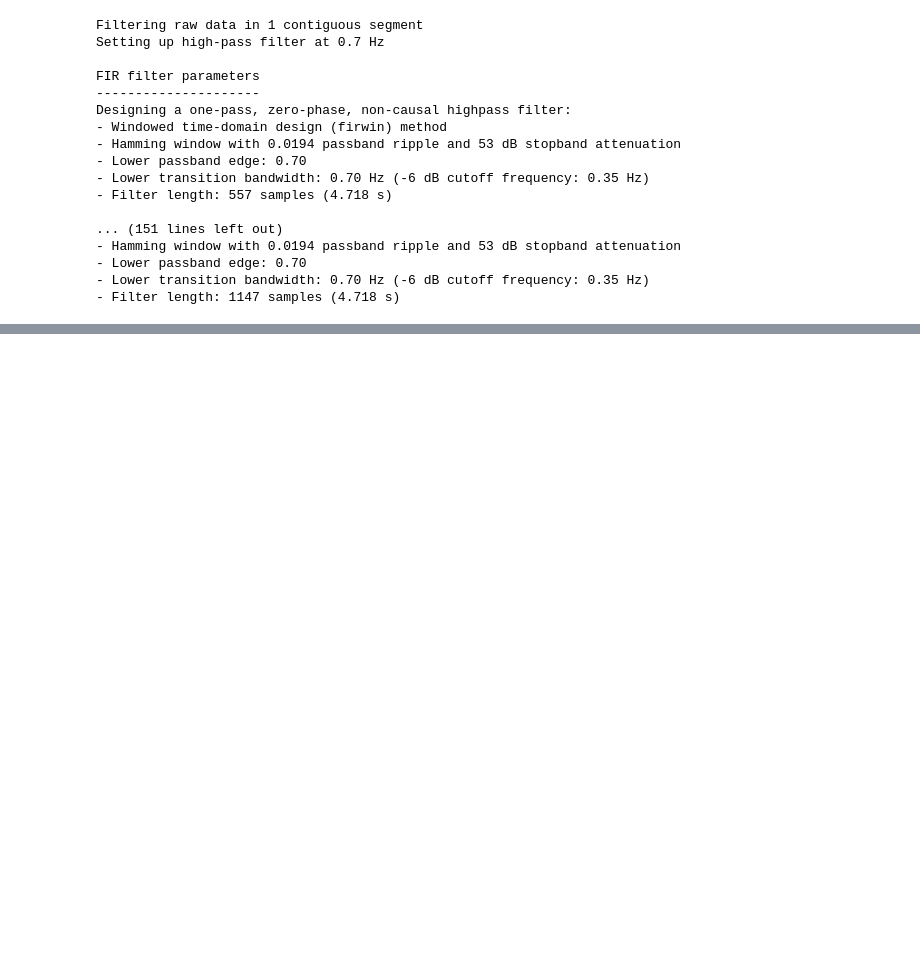
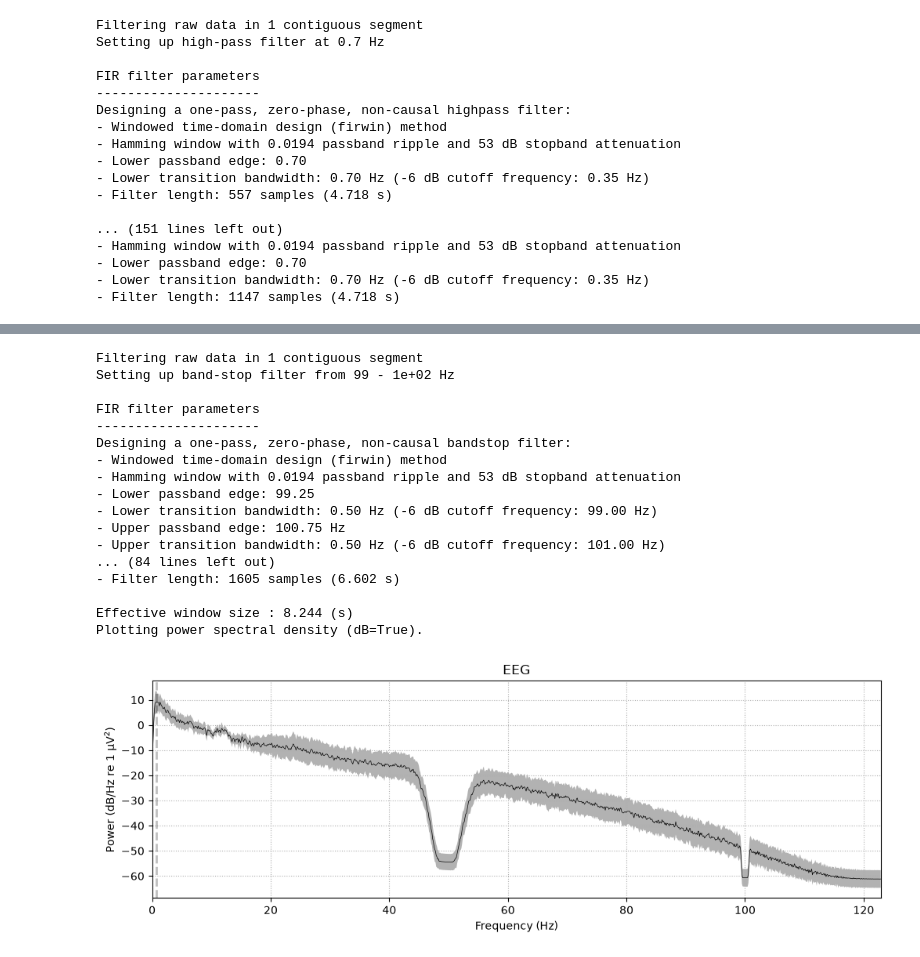
Before and after one commit to ffountainer/eeg-to-code, a Jupyter notebook: preprocessing/preprocess.ipynb, the cells around one changed output, grey strips where cells are left out. Drawn from its saved outputs; the diff is of its cells as text; code cells hidden in the pictures; blank space fills up the shorter version.

```diff
--- a/preprocessing/preprocess.ipynb
+++ b/preprocessing/preprocess.ipynb
@@ -240,0 +253,29 @@ Designing a one-pass, zero-phase, non-causal highpass filter:
+# %%
+# I additionally apply the notch filter for the first 50Hz harmonic (100Hz)
+
+# I skip the first baseline, since its sampling frequency is too low to use 100Hz
+baseline_notch = [raw.copy().notch_filter(freqs=(100), picks=("eeg")) for raw in baseline_notch[1:]]
+main_notch = [raw.copy().notch_filter(freqs=(100), picks=("eeg")) for raw in main_notch]
+
+fig = main_notch[0].compute_psd(fmax=123).plot(
+    average=True, amplitude=False, picks="data", exclude="bads"
+)
+# %% [output]
+Filtering raw data in 1 contiguous segment
+Setting up band-stop filter from 99 - 1e+02 Hz
+
+FIR filter parameters
+---------------------
+Designing a one-pass, zero-phase, non-causal bandstop filter:
+- Windowed time-domain design (firwin) method
+- Hamming window with 0.0194 passband ripple and 53 dB stopband attenuation
+- Lower passband edge: 99.25
+- Lower transition bandwidth: 0.50 Hz (-6 dB cutoff frequency: 99.00 Hz)
+- Upper passband edge: 100.75 Hz
+- Upper transition bandwidth: 0.50 Hz (-6 dB cutoff frequency: 101.00 Hz)
+... (84 lines left out)
+- Filter length: 1605 samples (6.602 s)
+
+Effective window size : 8.244 (s)
+Plotting power spectral density (dB=True).
+[figure, added]
```
Also changed, not shown: parts of 5 cells of this notebook, 1 other file.
